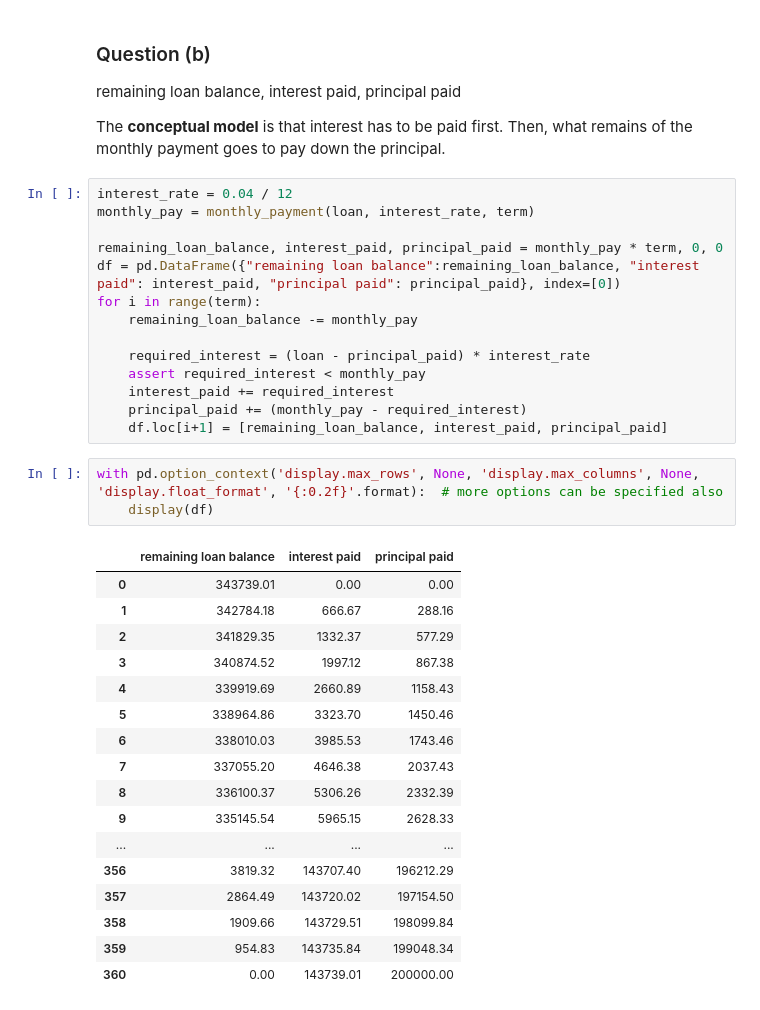
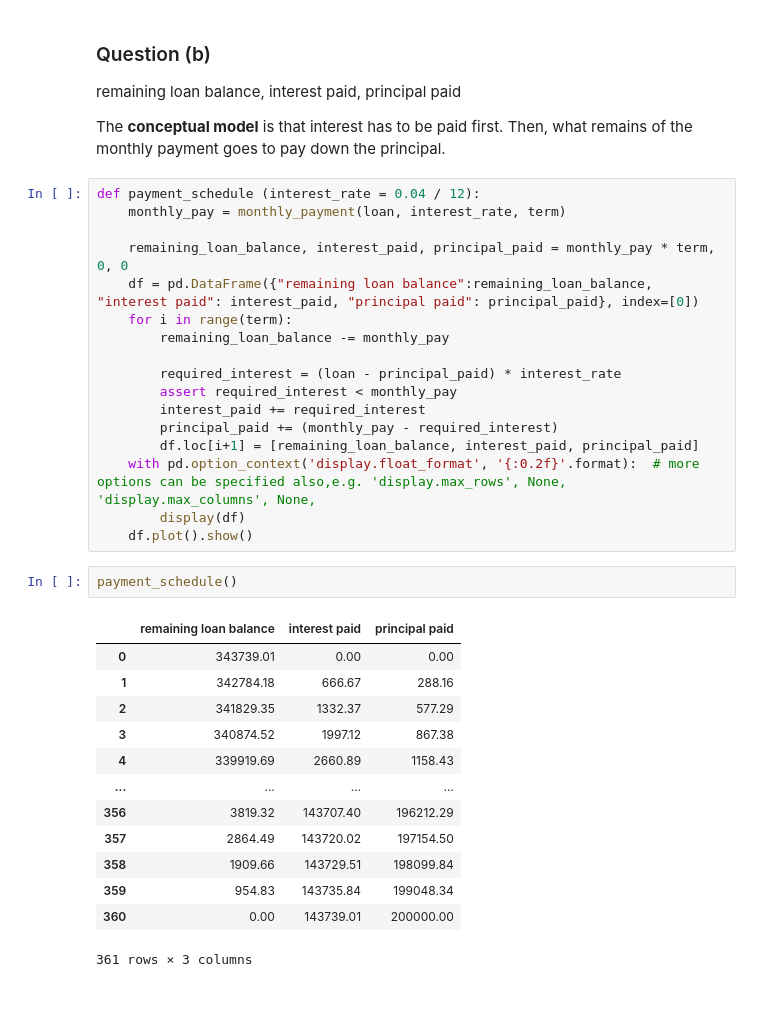
Before and after one commit to gnahz04/itsy, a Jupyter notebook: mortgage calculator.ipynb, the cells around one changed output. Drawn from its saved outputs; the diff is of its cells as text.

```diff
--- a/mortgage calculator.ipynb
+++ b/mortgage calculator.ipynb
@@ -53,37 +54,35 @@ remaining loan balance, interest paid, principal paid
 
 The **conceptual model** is that interest has to be paid first. Then, what remains of the monthly payment goes to pay down the principal.
 # %%
-interest_rate = 0.04 / 12
-monthly_pay = monthly_payment(loan, interest_rate, term)
+def payment_schedule (interest_rate = 0.04 / 12):
+    monthly_pay = monthly_payment(loan, interest_rate, term)
 
-remaining_loan_balance, interest_paid, principal_paid = monthly_pay * term, 0, 0
-df = pd.DataFrame({"remaining loan balance":remaining_loan_balance, "interest paid": interest_paid, "principal paid": principal_paid}, index=[0])
-for i in range(term):
-    remaining_loan_balance -= monthly_pay
+    remaining_loan_balance, interest_paid, principal_paid = monthly_pay * term, 0, 0
+    df = pd.DataFrame({"remaining loan balance":remaining_loan_balance, "interest paid": interest_paid, "principal paid": principal_paid}, index=[0])
+    for i in range(term):
+        remaining_loan_balance -= monthly_pay
 
-    required_interest = (loan - principal_paid) * interest_rate
-    assert required_interest < monthly_pay
-    interest_paid += required_interest
-    principal_paid += (monthly_pay - required_interest)
-    df.loc[i+1] = [remaining_loan_balance, interest_paid, principal_paid]
+        required_interest = (loan - principal_paid) * interest_rate
+        assert required_interest < monthly_pay
+        interest_paid += required_interest
+        principal_paid += (monthly_pay - required_interest)
+        df.loc[i+1] = [remaining_loan_balance, interest_paid, principal_paid]
+    with pd.option_context('display.float_format', '{:0.2f}'.format):  # more options can be specified also,e.g. 'display.max_rows', None, 'display.max_columns', None,
+        display(df)
+    df.plot().show()
 # %%
-with pd.option_context('display.max_rows', None, 'display.max_columns', None, 'display.float_format', '{:0.2f}'.format):  # more options can be specified also
-    display(df)
+payment_schedule()
 # %% [output]
 |  | remaining loan balance | interest paid | principal paid |
 | 0 | 343739.01 | 0.00 | 0.00 |
 | 1 | 342784.18 | 666.67 | 288.16 |
 | 2 | 341829.35 | 1332.37 | 577.29 |
 | 3 | 340874.52 | 1997.12 | 867.38 |
 | 4 | 339919.69 | 2660.89 | 1158.43 |
-| 5 | 338964.86 | 3323.70 | 1450.46 |
-| 6 | 338010.03 | 3985.53 | 1743.46 |
-| 7 | 337055.20 | 4646.38 | 2037.43 |
-| 8 | 336100.37 | 5306.26 | 2332.39 |
-| 9 | 335145.54 | 5965.15 | 2628.33 |
 | ... | ... | ... | ... |
 | 356 | 3819.32 | 143707.40 | 196212.29 |
 | 357 | 2864.49 | 143720.02 | 197154.50 |
 | 358 | 1909.66 | 143729.51 | 198099.84 |
 | 359 | 954.83 | 143735.84 | 199048.34 |
 | 360 | 0.00 | 143739.01 | 200000.00 |
+361 rows × 3 columns
```
Also changed, not shown: parts of 3 cells of this notebook.
